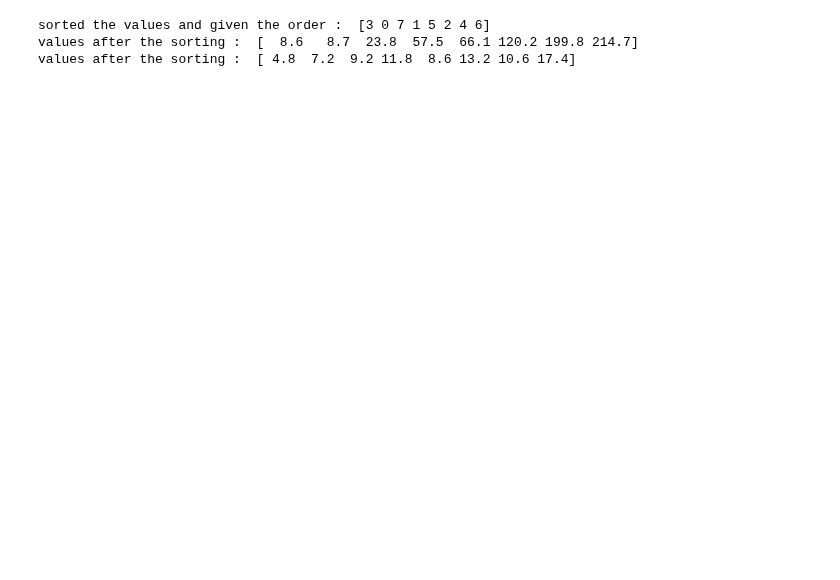
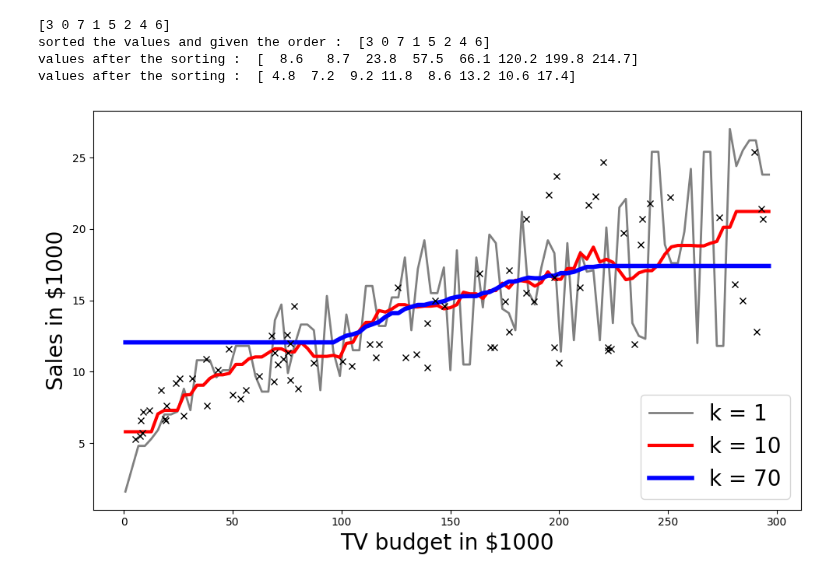
Before and after one commit to Deepakk200/colab_python, a Jupyter notebook: advertising(csv).ipynb, the cells around one changed output. Drawn from its saved outputs; the diff is of its cells as text; code cells hidden in the pictures; blank space fills up the shorter version.

```diff
--- a/advertising(csv).ipynb
+++ b/advertising(csv).ipynb
@@ -54,7 +86,67 @@ print("values after the sorting : ",y_true)
 def find_nearest(array, value):
    idx = pd.Series(np.abs(array - value )).idxmin()
    return idx ,array[idx]
+# Create some synthetic x-values (might not be in the actual dataset)
+x = np.linspace(np.min(x_true), np.max(x_true))
+# print(x)
+# Initialize the y-values for the length of the synthetic x-values to zero
+y = np.zeros((len(x)))
+# Apply the KNN algorithm to predict the y-value for the given x value
+for i, xi in enumerate(x):
+    # Get the Sales values closest to the given x value
+    y[i] = y[find_nearest(x, xi )[0]]
 # %% [output]
+[3 0 7 1 5 2 4 6]
 sorted the values and given the order :  [3 0 7 1 5 2 4 6]
 values after the sorting :  [  8.6   8.7  23.8  57.5  66.1 120.2 199.8 214.7]
 values after the sorting :  [ 4.8  7.2  9.2 11.8  8.6 13.2 10.6 17.4]
+# %%
+
+df = pd.read_csv(path)
+
+# Set 'TV' as the 'predictor variable'
+x = df[['TV']]
+# Set 'Sales' as the response variable 'y'
+y = df['Sales']
+# Split the dataset in training and testing with 60% training set
+# and 40% testing set with random state = 42
+x_train, x_test, y_train, y_test = train_test_split(x, y, train_size=0.6, random_state=42)
+# Choose the minimum k value based on the instructions given on the left
+k_value_min = 1
+# Choose the maximum k value based on the instructions given on the left
+# Ensure that k_value_max is less than or equal to the number of training samples
+k_value_max = min(len(x_train), 70)
+
+# Create a list of integer k values between k_value_min and k_value_max using linspace
+k_list = np.linspace(k_value_min, k_value_max, 70, dtype=int)
+
+# Set the grid to plot the values
+fig, ax = plt.subplots(figsize=(10,6))
+# Variable used to alter the linewidth of each plot
+j=0
+# Loop over all the k values
+for k_value in k_list:
+    # Creating a kNN Regression model
+    model = KNeighborsRegressor(n_neighbors=int(k_value))
+
+    # Fitting the regression model on the training data
+    model.fit(x_train, y_train)
+
+    # Use the trained model to predict on the test data
+    y_pred = model.predict(x_test)
+
+    # Helper code to plot the data along with the model predictions
+    colors = ['grey','r','b']
+    if k_value in [1,10,70]:
+        xvals = np.linspace(x.min(),x.max(),100)
+        ypreds = model.predict(xvals.reshape(-1,1))
+        ax.plot(xvals, ypreds,'-',label = f'k = {k_value}',linewidth=j+2,color = colors[j])
+        j+=1
+
+ax.legend(loc='lower right',fontsize=20)
+ax.plot(x_test, y_test,'x',label='test',color='k')
+ax.set_xlabel('TV budget in $1000',fontsize=20)
+ax.set_ylabel('Sales in $1000',fontsize=20)
+plt.tight_layout()
+# %% [output]
+[figure, added]
```
Also changed, not shown: parts of 5 cells of this notebook.
